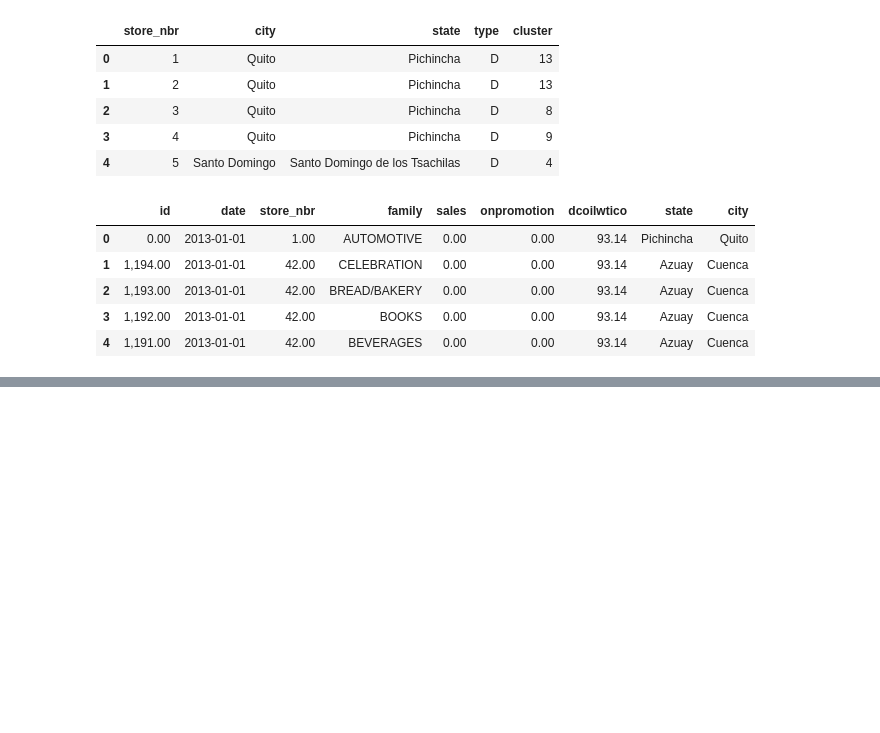
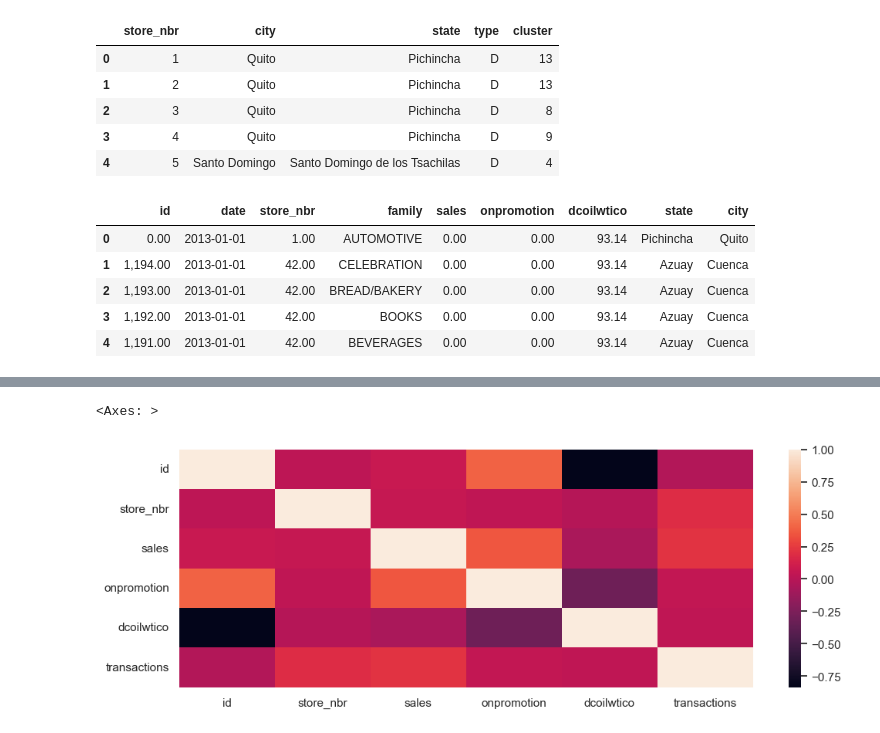
Before and after one commit to mwakabrian/LP3_Time_Series_Regression_Project, a Jupyter notebook: LP3_Favorita_store_sales_forecasting.ipynb, the cells around one changed output, grey strips where cells are left out. Saved outputs shown, nothing was run; the diff lists cells and outputs as text; code cells hidden in the pictures; blank space fills up the shorter version.

```diff
--- a/LP3_Favorita_store_sales_forecasting.ipynb
+++ b/LP3_Favorita_store_sales_forecasting.ipynb
@@ -1620,0 +1649,3 @@ Train.head()
+# %%
+Train = pd.merge(Train, transactions_merged_interpolated, on=['date','store_nbr'])
+Train.head()
@@ -1620,0 +1665,10 @@ Train.head()
+# %%
+# Define a function to map values to 1 or 0
+def cat(value):
+    if value != 0:
+        return 1
+    else:
+        return 0
+
+# Apply the function to the 'onpromotion' column
+Train['onpromotion'] = Train['onpromotion'].apply(cat)
@@ -1620,0 +1679,2 @@ Train.head()
+# %%
+Train.set_index('date',inplace=True)
@@ -1620,0 +1702,3 @@ Train.head()
+# %%
+# Changing the data type in Train DataFrame to float
+Train['onpromotion'] = Train['onpromotion'].astype(float)
@@ -1620,0 +1746,11 @@ Train.head()
+# %%
+#import seaborn as sns
+
+# Assuming 'Train' is your DataFrame
+numeric_columns = Train.select_dtypes(include=['float64', 'int64']).columns
+
+# Select only numeric columns and compute correlation
+sns.heatmap(Train[numeric_columns].corr())
+# %% [output]
+<Axes: >
+[figure, added]
```
Also changed, not shown: parts of 21 cells of this notebook.
